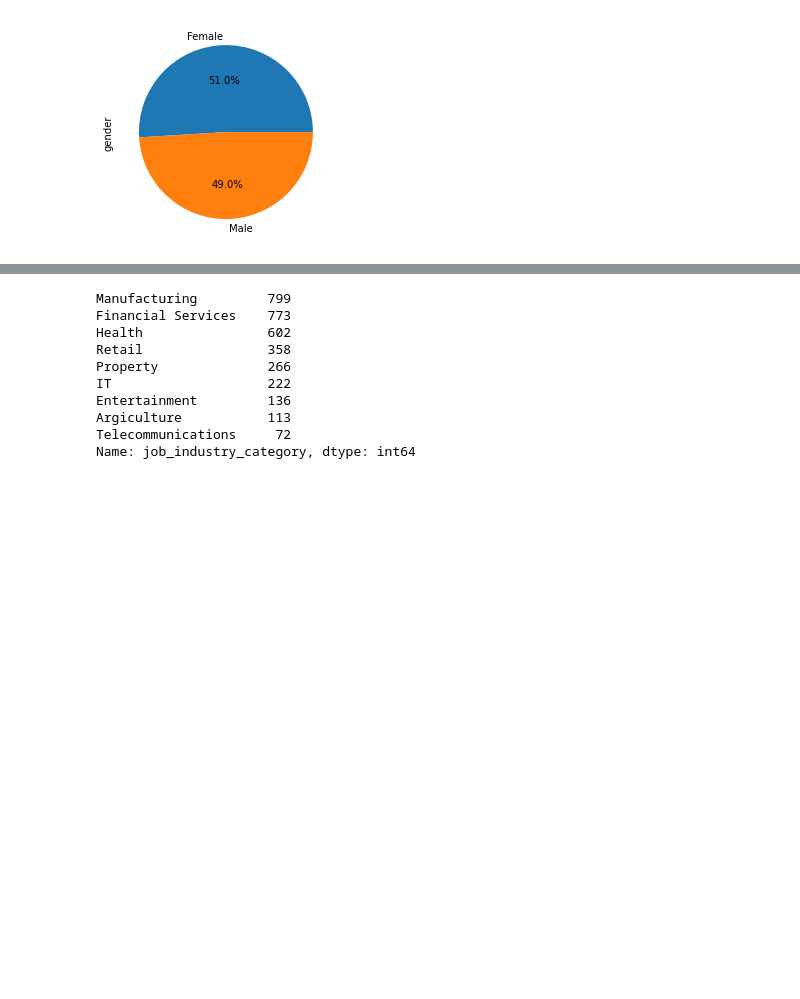
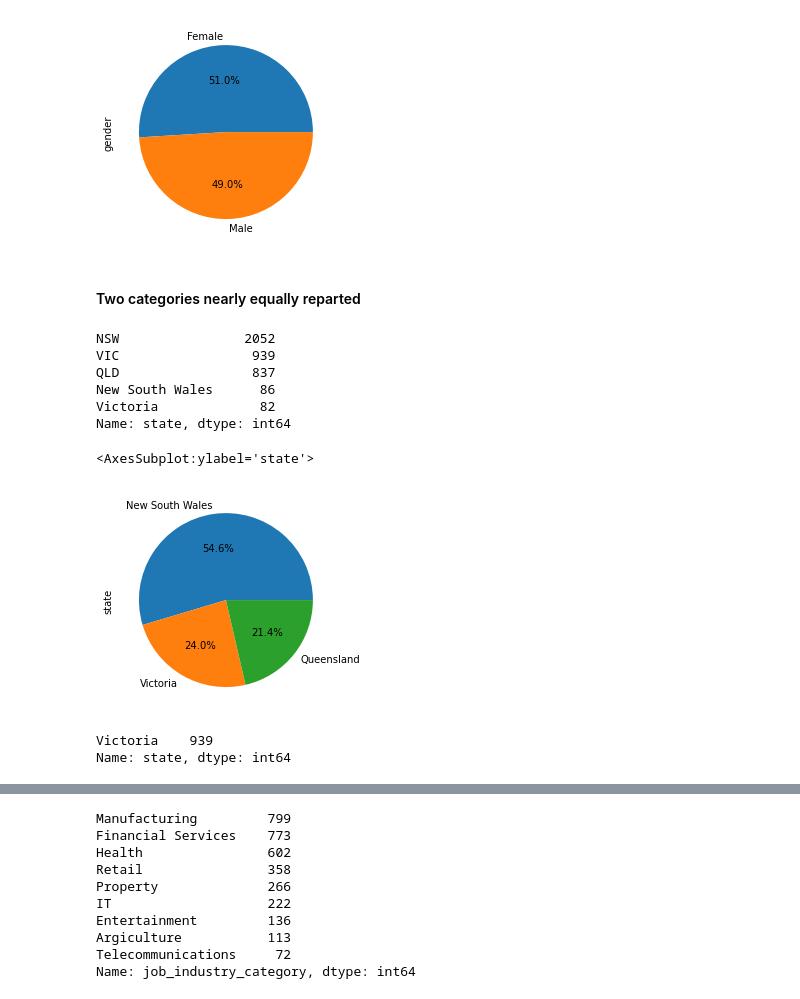
Before and after one commit to Dielvic/KPMG-Analysis-Virtual-Stage, a Jupyter notebook: KPMG_virtual_stage.ipynb, the cells around one changed output, grey strips where cells are left out. Cells and saved outputs as stored; diff of their text form; code cells hidden in the pictures; blank space fills up the shorter version.

```diff
--- a/KPMG_virtual_stage.ipynb
+++ b/KPMG_virtual_stage.ipynb
@@ -392,3 +392,14 @@ df_inner['gender'].value_counts().plot.pie(autopct="%.1f%%")
 # %% [output]
 <AxesSubplot:ylabel='gender'>
 [figure]
+# %% [markdown]
+#### Two categories nearly equally reparted
+# %%
+df_inner['state'].value_counts()
+# %% [output]
+NSW                2052
+VIC                 939
+QLD                 837
+New South Wales      86
+Victoria             82
+Name: state, dtype: int64
@@ -395,3 +413,13 @@ df_inner['gender'].value_counts().plot.pie(autopct="%.1f%%")
+# %%
+df_inner['state'].value_counts().plot.pie(autopct="%.1f%%")
+# %% [output]
+<AxesSubplot:ylabel='state'>
+[figure, added]
+# %%
+df_inner['state'].value_counts()
+# %% [output]
+Victoria    939
+Name: state, dtype: int64
 # %%
 plt.figure(figsize=(36,14))
 df_inner['job_title'].value_counts().plot.bar()
```
Also changed, not shown: parts of 83 cells of this notebook.
